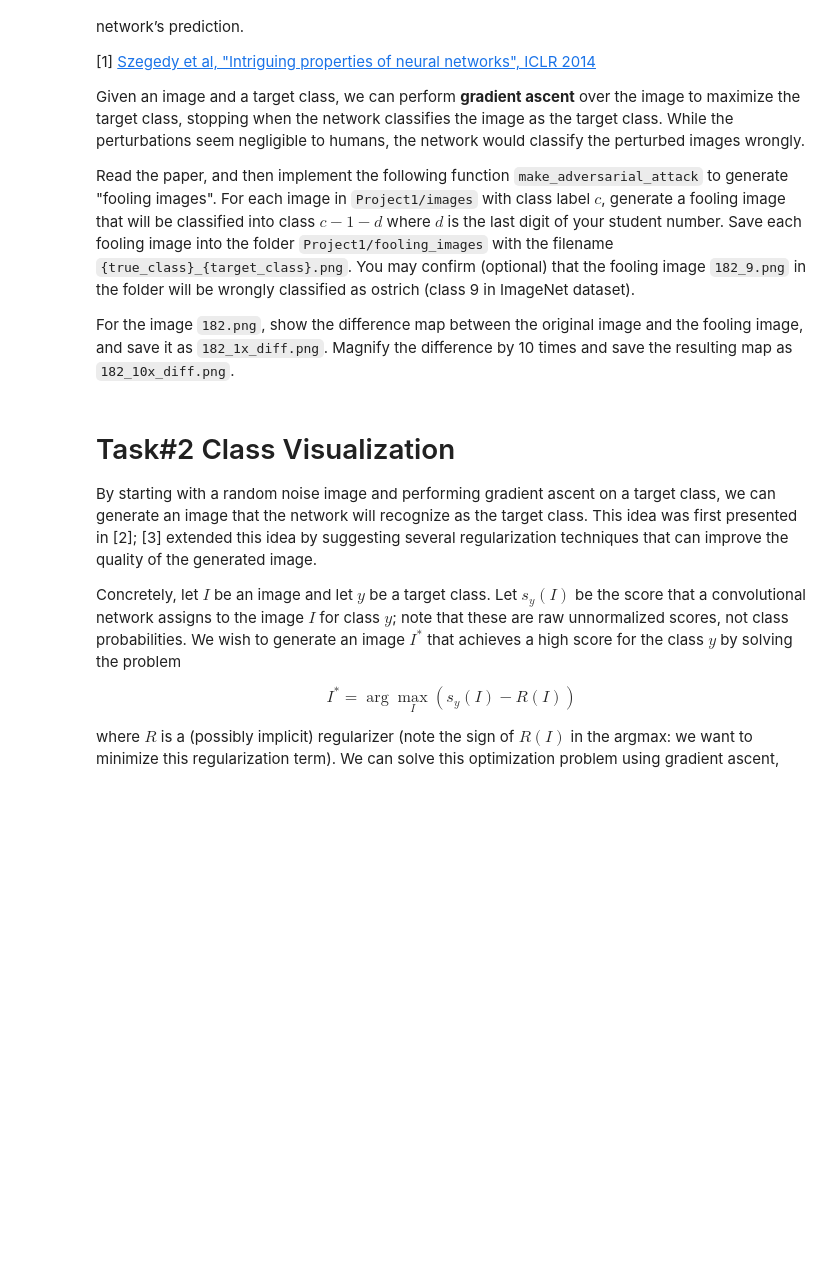
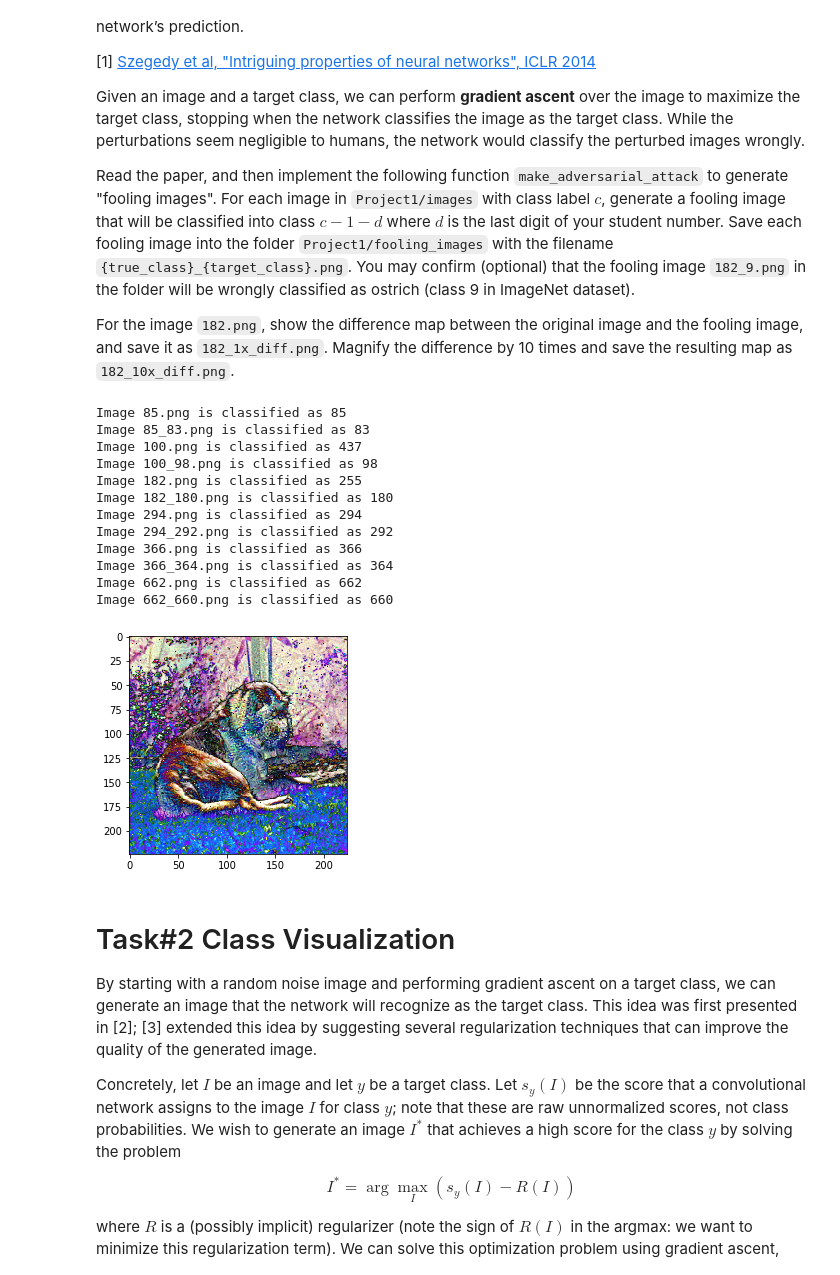
Before and after one commit to scarecrow2003/EE5934_P1, a Jupyter notebook: Project1.ipynb, the cells around one changed output. Cells and saved outputs as stored; diff of their text form; code cells hidden in the pictures; blank space fills up the shorter version.

```diff
--- a/Project1.ipynb
+++ b/Project1.ipynb
@@ -118,6 +137,19 @@ def make_adversarial_attack(X, target_y, model):
     ##############################################################################
     # your code
     ##############################################################################
+    loss = torch.nn.CrossEntropyLoss()
+    optimizer = torch.optim.Adam([X_fooling], lr=learning_rate)
+    for i in range(3000):
+        Y = torch.tensor([target_y]).to(device)
+        outputs = model(X_fooling)
+        _, predicted = torch.max(outputs.data, 1)
+        if predicted.item() == target_y:
+            break
+        loss_adv = (X_fooling - X).abs().sum() + loss(outputs, Y)
+        optimizer.zero_grad()
+        loss_adv.backward(retain_graph=True)
+        optimizer.step()
+    ##############################################################################
     #                             END OF YOUR CODE                               #
     ##############################################################################
     X_fooling = X_fooling.detach()
@@ -136,3 +158,59 @@ def make_adversarial_attack(X, target_y, model):
+# %%
+##############################################################################
+# TODO: 1. Compute the fooling images for the images under `Project1/images`.#
+#       2. Show the 4 related images of the image '182.png': original image, #
+#          fooling image, 182_1x_diff.png and 182_10x_diff.png.              #
+##############################################################################
+# your code
+##############################################################################
+# My student number A0195041L
+d = 1
+for true_class in [85, 100, 182, 294, 366, 662]:
+    target_class = true_class - 1 - d
+    original_file_name = str(true_class) + '.png'
+    image = PIL.Image.open('images/' + original_file_name)
+    tensor = preprocess(image)
+    output = model(tensor.to(device))
+    _, predicted = torch.max(output.data, 1)
+    print('Image ' + original_file_name + ' is classified as ' + str(predicted.data.numpy()[0]))
+
+    ad = make_adversarial_attack(tensor, target_class, model)
+
+    deprocessed = deprocess(ad)
+    ad_file_name = str(true_class) + '_' + str(target_class) + '.png'
+    deprocessed.save('fooling_images/' + ad_file_name)
+    output = model(ad.to(device))
+    _, predicted = torch.max(output.data, 1)
+    print('Image ' + ad_file_name + ' is classified as ' + str(predicted.data.numpy()[0]))
+
+    if true_class == 182:
+        diff = PIL.ImageChops.difference(deprocessed, image)
+        plt.imshow(diff)
+        diff.save('182_1x_diff.png')
+        for x in range(224):
+            for y in range(224):
+                pixel = diff.getpixel((x, y))
+                new_pixel = (pixel[0] * 10, pixel[1] * 10, pixel[2] * 10)
+                diff.putpixel((x, y), new_pixel)
+        plt.imshow(diff)
+        diff.save('182_10x_diff.png')
+##############################################################################
+#                             END OF YOUR CODE                               #
+##############################################################################
+# %% [output]
+Image 85.png is classified as 85
+Image 85_83.png is classified as 83
+Image 100.png is classified as 437
+Image 100_98.png is classified as 98
+Image 182.png is classified as 255
+Image 182_180.png is classified as 180
+Image 294.png is classified as 294
+Image 294_292.png is classified as 292
+Image 366.png is classified as 366
+Image 366_364.png is classified as 364
+Image 662.png is classified as 662
+Image 662_660.png is classified as 660
+[figure, added]
 # %% [markdown]
 # Task#2 Class Visualization
 By starting with a random noise image and performing gradient ascent on a target class, we can generate an image that the network will recognize as the target class. This idea was first presented in [2]; [3] extended this idea by suggesting several regularization techniques that can improve the quality of the generated image.
```
Also changed, not shown: parts of 8 cells of this notebook.
